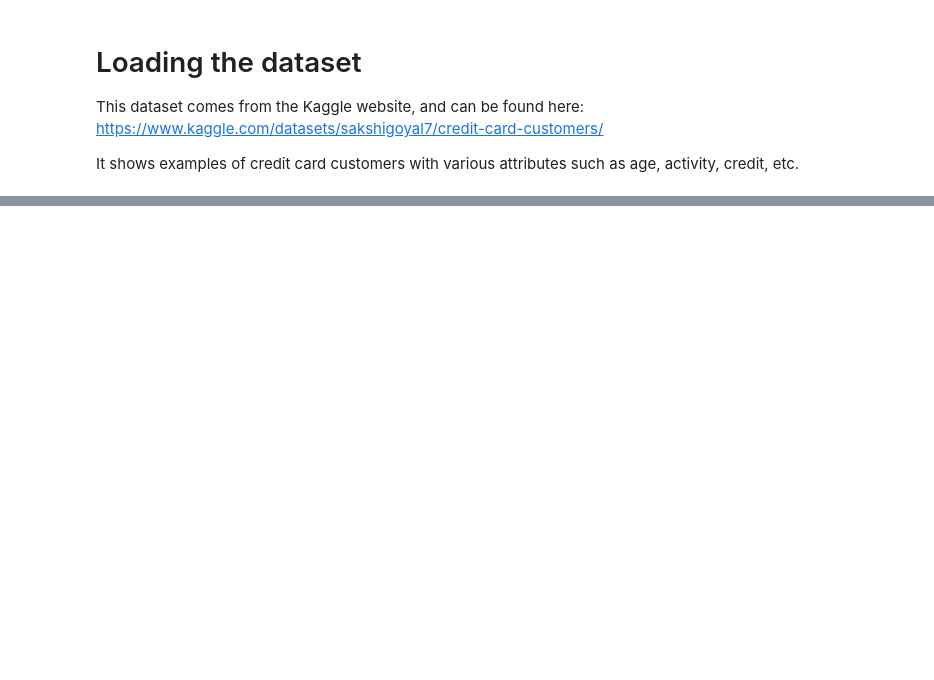
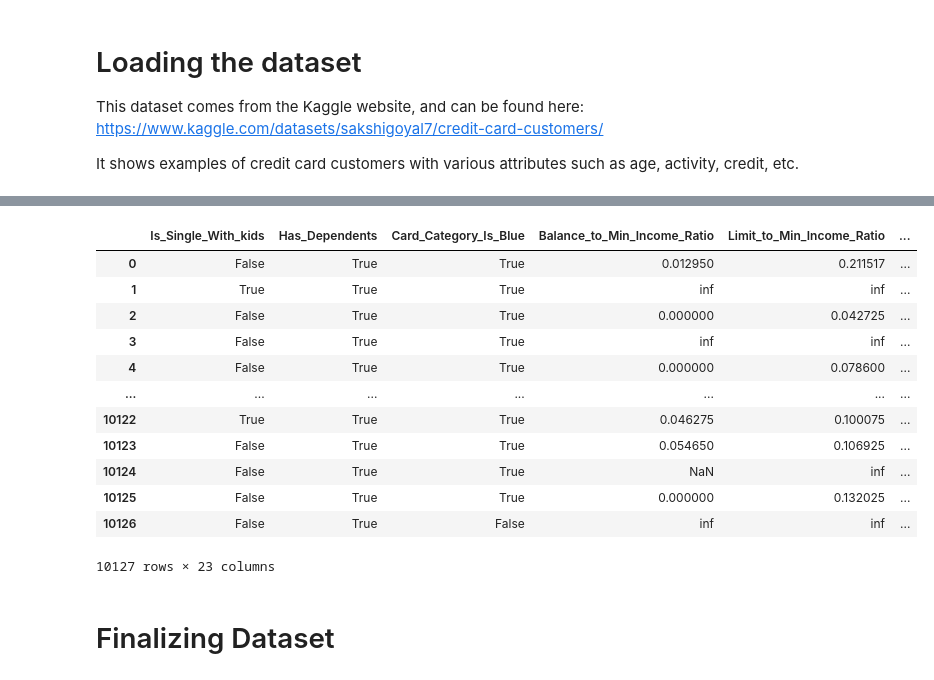
Before and after one commit to ej768/credit_card_customer_churn, a Jupyter notebook: preprocessing_exploration.ipynb, the cells around one changed output, grey strips where cells are left out. Drawn from its saved outputs; the diff is of its cells as text; code cells hidden in the pictures; blank space fills up the shorter version.

```diff
--- a/preprocessing_exploration.ipynb
+++ b/preprocessing_exploration.ipynb
@@ -177,0 +305,18 @@ churn[["Customer_Age", "Customer_Age_Gr"]]
+# %%
+churn_exp
+# %% [output]
+|  | Is_Single_With_kids | Has_Dependents | Card_Category_Is_Blue | Balance_to_Min_Income_Ratio | Limit_to_Min_Income_Ratio | ... |
+| 0 | False | True | True | 0.012950 | 0.211517 | ... |
+| 1 | True | True | True | inf | inf | ... |
+| 2 | False | True | True | 0.000000 | 0.042725 | ... |
+| 3 | False | True | True | inf | inf | ... |
+| 4 | False | True | True | 0.000000 | 0.078600 | ... |
+| ... | ... | ... | ... | ... | ... | ... |
+| 10122 | True | True | True | 0.046275 | 0.100075 | ... |
+| 10123 | False | True | True | 0.054650 | 0.106925 | ... |
+| 10124 | False | True | True | NaN | inf | ... |
+| 10125 | False | True | True | 0.000000 | 0.132025 | ... |
+| 10126 | False | True | False | inf | inf | ... |
+10127 rows × 23 columns
+# %% [markdown]
+# Finalizing Dataset
```
Also changed, not shown: parts of 40 cells of this notebook, 5 other files.
